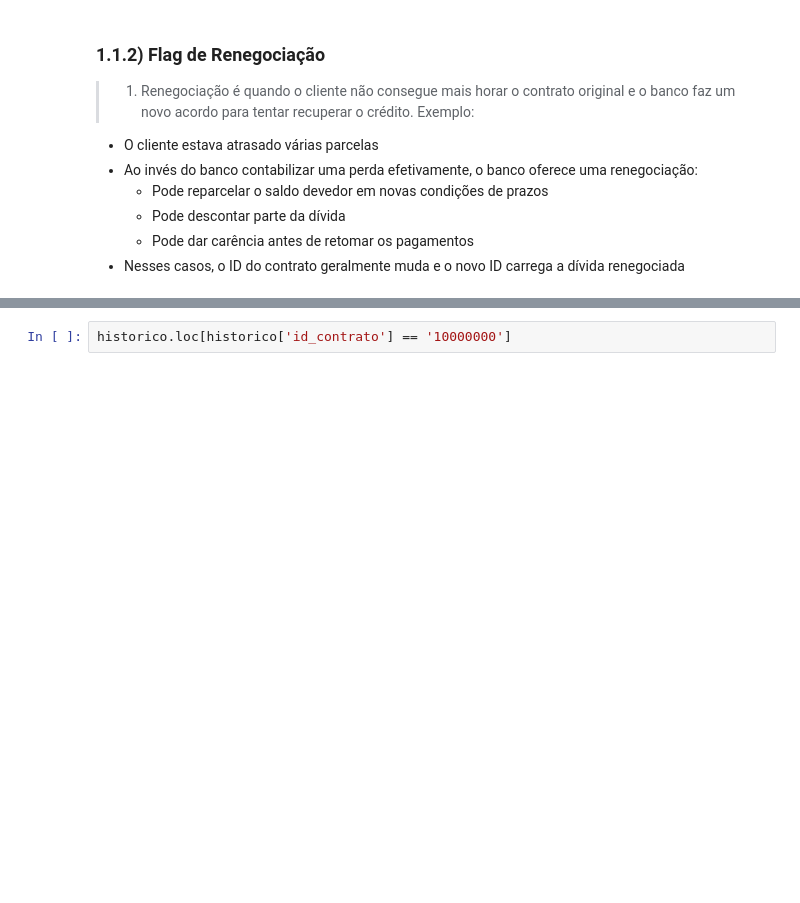
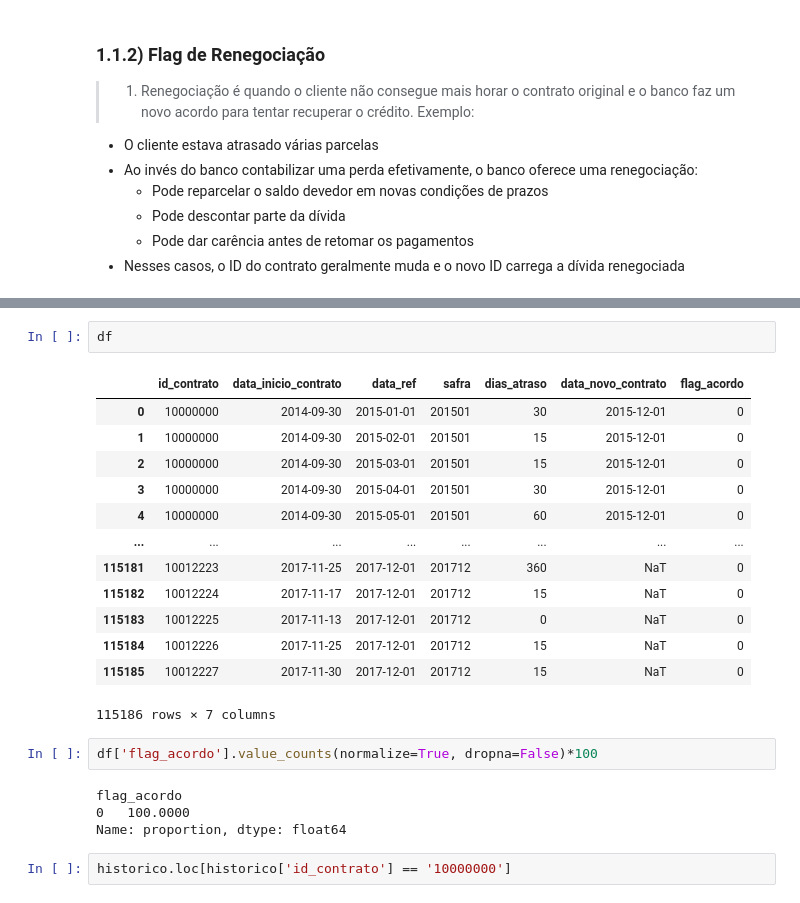
Before and after one commit to leonardovargas10/Pesquisa_Aplicada_Modelagem, a Jupyter notebook: Risco_de_Credito/Modelagem_Credito.ipynb, the cells around one changed output, grey strips where cells are left out. Cells and saved outputs as stored; diff of their text form; blank space fills up the shorter version.

```diff
--- a/Risco_de_Credito/Modelagem_Credito.ipynb
+++ b/Risco_de_Credito/Modelagem_Credito.ipynb
@@ -136,3 +183,25 @@ flag_acordo_tb = (
+# %%
+df
+# %% [output]
+|  | id_contrato | data_inicio_contrato | data_ref | safra | dias_atraso | data_novo_contrato | flag_acordo |
+| 0 | 10000000 | 2014-09-30 | 2015-01-01 | 201501 | 30 | 2015-12-01 | 0 |
+| 1 | 10000000 | 2014-09-30 | 2015-02-01 | 201501 | 15 | 2015-12-01 | 0 |
+| 2 | 10000000 | 2014-09-30 | 2015-03-01 | 201501 | 15 | 2015-12-01 | 0 |
+| 3 | 10000000 | 2014-09-30 | 2015-04-01 | 201501 | 30 | 2015-12-01 | 0 |
+| 4 | 10000000 | 2014-09-30 | 2015-05-01 | 201501 | 60 | 2015-12-01 | 0 |
+| ... | ... | ... | ... | ... | ... | ... | ... |
+| 115181 | 10012223 | 2017-11-25 | 2017-12-01 | 201712 | 360 | NaT | 0 |
+| 115182 | 10012224 | 2017-11-17 | 2017-12-01 | 201712 | 15 | NaT | 0 |
+| 115183 | 10012225 | 2017-11-13 | 2017-12-01 | 201712 | 0 | NaT | 0 |
+| 115184 | 10012226 | 2017-11-25 | 2017-12-01 | 201712 | 15 | NaT | 0 |
+| 115185 | 10012227 | 2017-11-30 | 2017-12-01 | 201712 | 15 | NaT | 0 |
+115186 rows × 7 columns
+# %%
+df['flag_acordo'].value_counts(normalize=True, dropna=False)*100
+# %% [output]
+flag_acordo
+0   100.0000
+Name: proportion, dtype: float64
 # %%
 historico.loc[historico['id_contrato'] == '10000000']
 # %%
```
Also changed, not shown: parts of 4 cells of this notebook.
